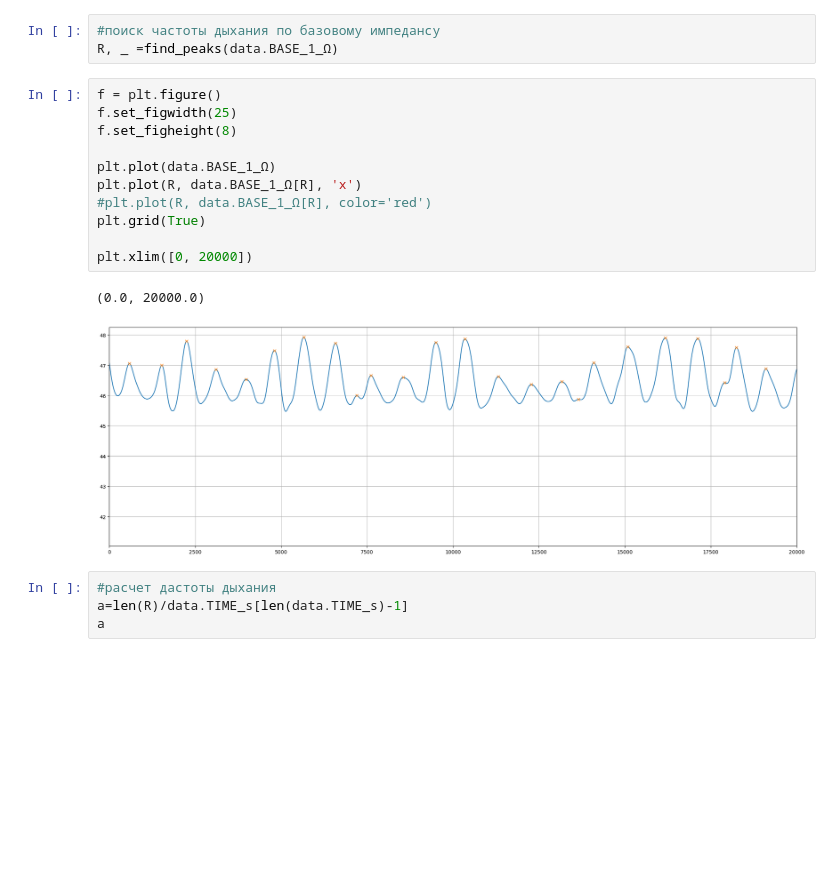
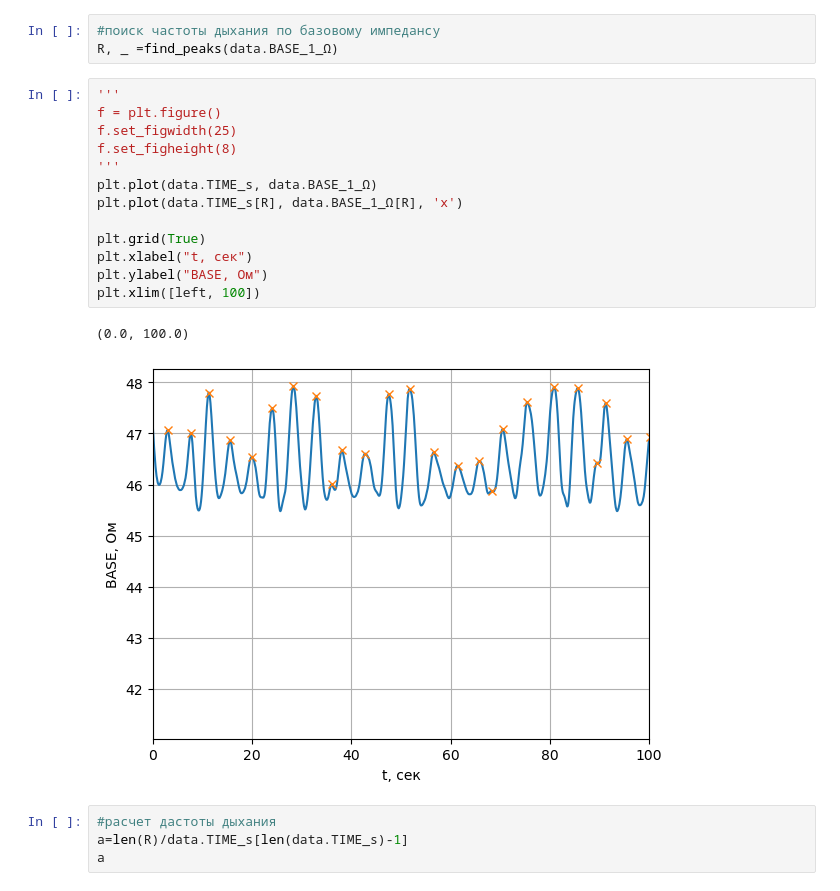
Before and after one commit to AS-git-blip/-, a Jupyter notebook: V2.ipynb, the cells around one changed output. Saved outputs shown, nothing was run; the diff lists cells and outputs as text; blank space fills up the shorter version.

```diff
--- a/V2.ipynb
+++ b/V2.ipynb
@@ -55,19 +59,21 @@ plt.grid(True)
 #поиск частоты дыхания по базовому импедансу
 R, _ =find_peaks(data.BASE_1_Ω)
 # %%
+'''
 f = plt.figure()
 f.set_figwidth(25)
 f.set_figheight(8)
+'''
+plt.plot(data.TIME_s, data.BASE_1_Ω)
+plt.plot(data.TIME_s[R], data.BASE_1_Ω[R], 'x')
 
-plt.plot(data.BASE_1_Ω)
-plt.plot(R, data.BASE_1_Ω[R], 'x')
-#plt.plot(R, data.BASE_1_Ω[R], color='red')
 plt.grid(True)
-
-plt.xlim([0, 20000])
+plt.xlabel("t, сек")
+plt.ylabel("BASE, Ом")
+plt.xlim([left, 100])
 # %% [output]
-(0.0, 20000.0)
+(0.0, 100.0)
-[figure, old version]
+[figure, new version]
 # %%
 #расчет дастоты дыхания
 a=len(R)/data.TIME_s[len(data.TIME_s)-1]
```
Also changed, not shown: parts of 10 cells of this notebook.
